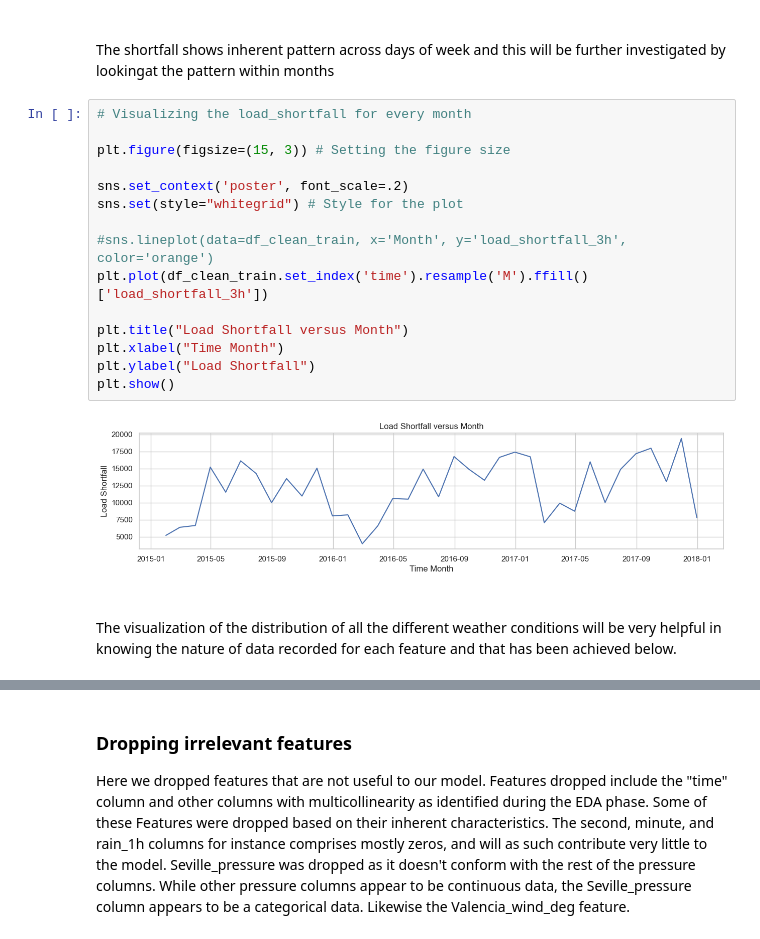
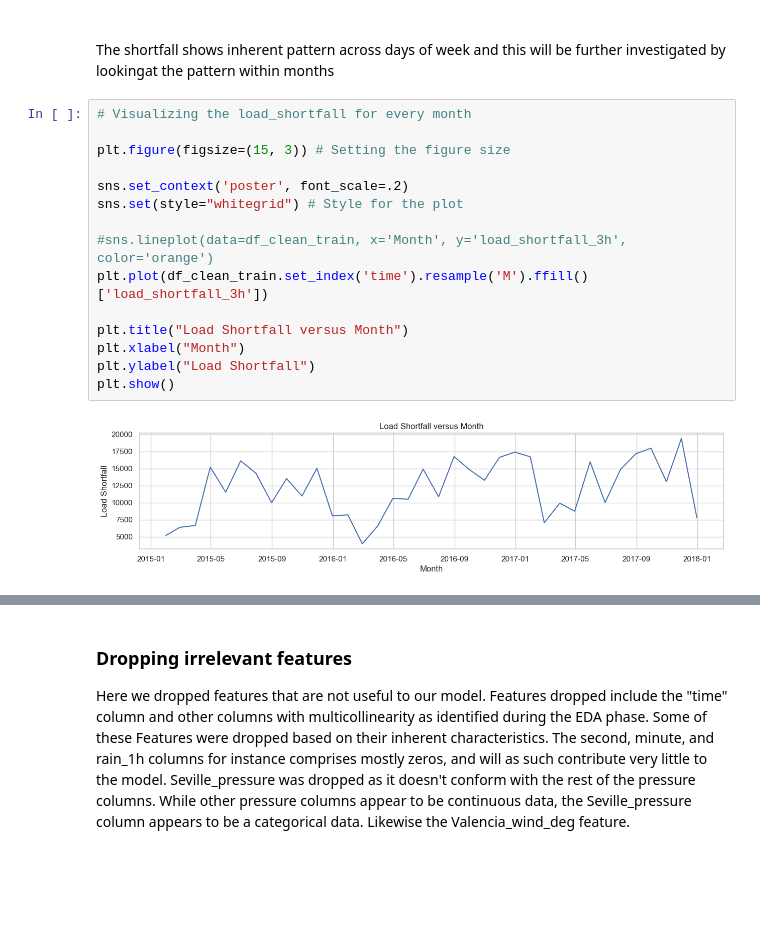
Before and after one commit to YinkaOlusola/Energy_Demand_Shortfall_Prediction-Advanced_Regression, a Jupyter notebook: project_notebook.ipynb, the cells around one changed output, grey strips where cells are left out. Saved outputs shown, nothing was run; the diff lists cells and outputs as text; blank space fills up the shorter version.

Commit message:
Exploratory Data Analysis of load_short_fall pattern

```diff
--- a/project_notebook.ipynb
+++ b/project_notebook.ipynb
@@ -634,23 +636,17 @@ The shortfall shows inherent pattern across days of week and this will be furthe
 # %%
 # Visualizing the load_shortfall for every month
 
 plt.figure(figsize=(15, 3)) # Setting the figure size
 
 sns.set_context('poster', font_scale=.2)
 sns.set(style="whitegrid") # Style for the plot
 
 #sns.lineplot(data=df_clean_train, x='Month', y='load_shortfall_3h', color='orange')
 plt.plot(df_clean_train.set_index('time').resample('M').ffill()['load_shortfall_3h'])
 
 plt.title("Load Shortfall versus Month")
-plt.xlabel("Time Month")
+plt.xlabel("Month")
 plt.ylabel("Load Shortfall")
 plt.show()
 # %% [output]
-[figure, old version]
+[figure, new version]
-# %% [markdown]
-
-
-<br>
-
-The visualization of the distribution of all the different weather conditions will be very helpful in knowing the nature of data recorded for each feature and that has been achieved below.
```
Also changed, not shown: parts of 15 cells of this notebook.
